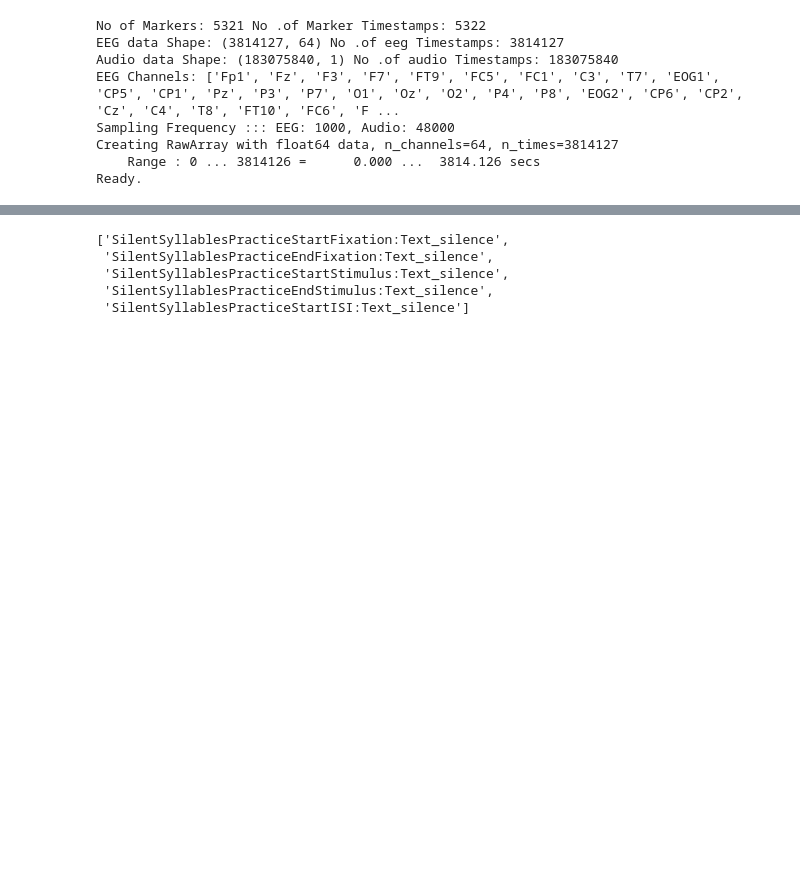
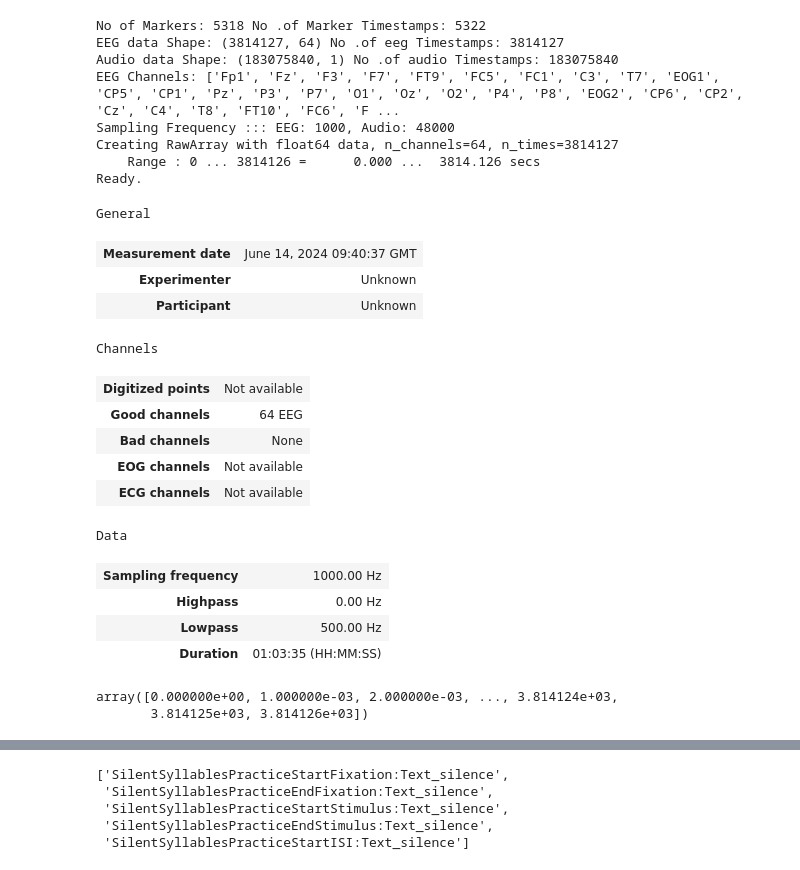
Before and after one commit to owaismujtaba/SemanticDecoding, a Jupyter notebook: PilotData.ipynb, the cells around one changed output, grey strips where cells are left out. Drawn from its saved outputs; the diff is of its cells as text; code cells hidden in the pictures; blank space fills up the shorter version.

```diff
--- a/PilotData.ipynb
+++ b/PilotData.ipynb
@@ -57,11 +58,33 @@ class XDFData:
 # %%
 obj = XDFData()
+obj.rawEegMneData
 # %% [output]
-No of Markers: 5321 No .of Marker Timestamps: 5322
+No of Markers: 5318 No .of Marker Timestamps: 5322
 EEG data Shape: (3814127, 64) No .of eeg Timestamps: 3814127
 Audio data Shape: (183075840, 1) No .of audio Timestamps: 183075840
 EEG Channels: ['Fp1', 'Fz', 'F3', 'F7', 'FT9', 'FC5', 'FC1', 'C3', 'T7', 'EOG1', 'CP5', 'CP1', 'Pz', 'P3', 'P7', 'O1', 'Oz', 'O2', 'P4', 'P8', 'EOG2', 'CP6', 'CP2', 'Cz', 'C4', 'T8', 'FT10', 'FC6', 'F ...
 Sampling Frequency ::: EEG: 1000, Audio: 48000
 Creating RawArray with float64 data, n_channels=64, n_times=3814127
     Range : 0 ... 3814126 =      0.000 ...  3814.126 secs
 Ready.
+General
+| Measurement date | June 14, 2024 09:40:37 GMT |
+| Experimenter | Unknown |
+| Participant | Unknown |
+Channels
+| Digitized points | Not available |
+| Good channels | 64 EEG |
+| Bad channels | None |
+| EOG channels | Not available |
+| ECG channels | Not available |
+Data
+| Sampling frequency | 1000.00 Hz |
+| Highpass | 0.00 Hz |
+| Lowpass | 500.00 Hz |
+| Duration | 01:03:35 (HH:MM:SS) |
+# %%
+raw = obj.rawEegMneData
+raw.times
+# %% [output]
+array([0.000000e+00, 1.000000e-03, 2.000000e-03, ..., 3.814124e+03,
+       3.814125e+03, 3.814126e+03])
```
Also changed, not shown: parts of 11 cells of this notebook, 2 other files.
